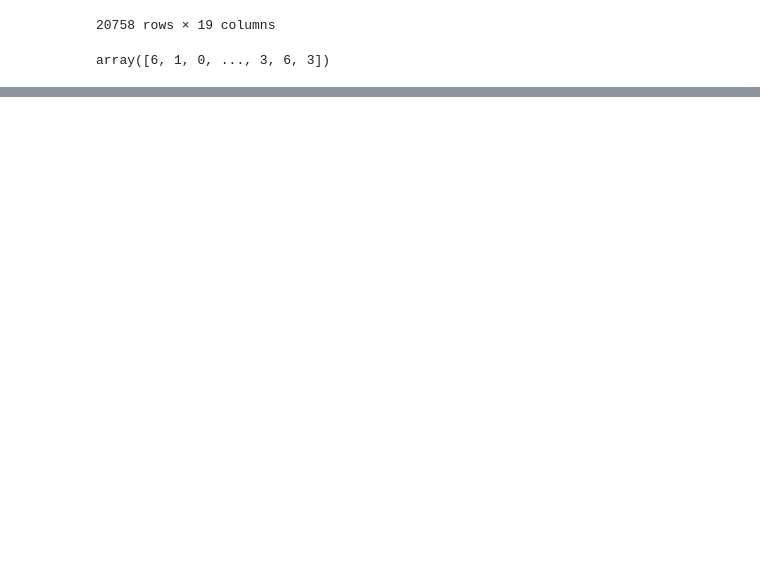
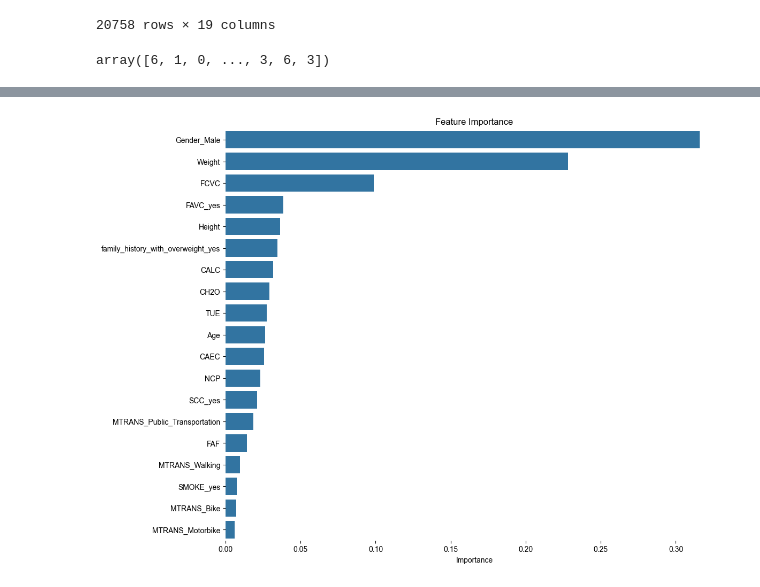
Before and after one commit to jonggu12/OBESITY_RISK, a Jupyter notebook: code/02_4. xgboost.ipynb, the cells around one changed output, grey strips where cells are left out. Saved outputs shown, nothing was run; the diff lists cells and outputs as text; code cells hidden in the pictures; blank space fills up the shorter version.

```diff
--- a/code/02_4. xgboost.ipynb
+++ b/code/02_4. xgboost.ipynb
@@ -340,0 +359,5 @@ from xgboost import XGBClassifier
+# %%
+X = train_X
+y = train_Y
+X_test = test_X
+X_train, X_val, y_train, y_val = train_test_split(X, y, test_size=0.2, random_state=42)
@@ -340,0 +416,13 @@ from xgboost import XGBClassifier
+# %%
+feature_importance = xgb_0.feature_importances_
+feature_importance_df = pd.DataFrame({'Feature': X.columns, 'Importance': feature_importance})
+feature_importance_df = feature_importance_df.sort_values(by='Importance', ascending=False)
+plt.figure(figsize=(12, 10))
+sns.barplot(x='Importance', y='Feature', data=feature_importance_df)
+plt.title('Feature Importance')
+plt.xlabel('Importance')
+plt.ylabel('')
+sns.despine(left=True, bottom=True)
+plt.show()
+# %% [output]
+[figure, added]
```
Also changed, not shown: parts of 8 cells of this notebook.
